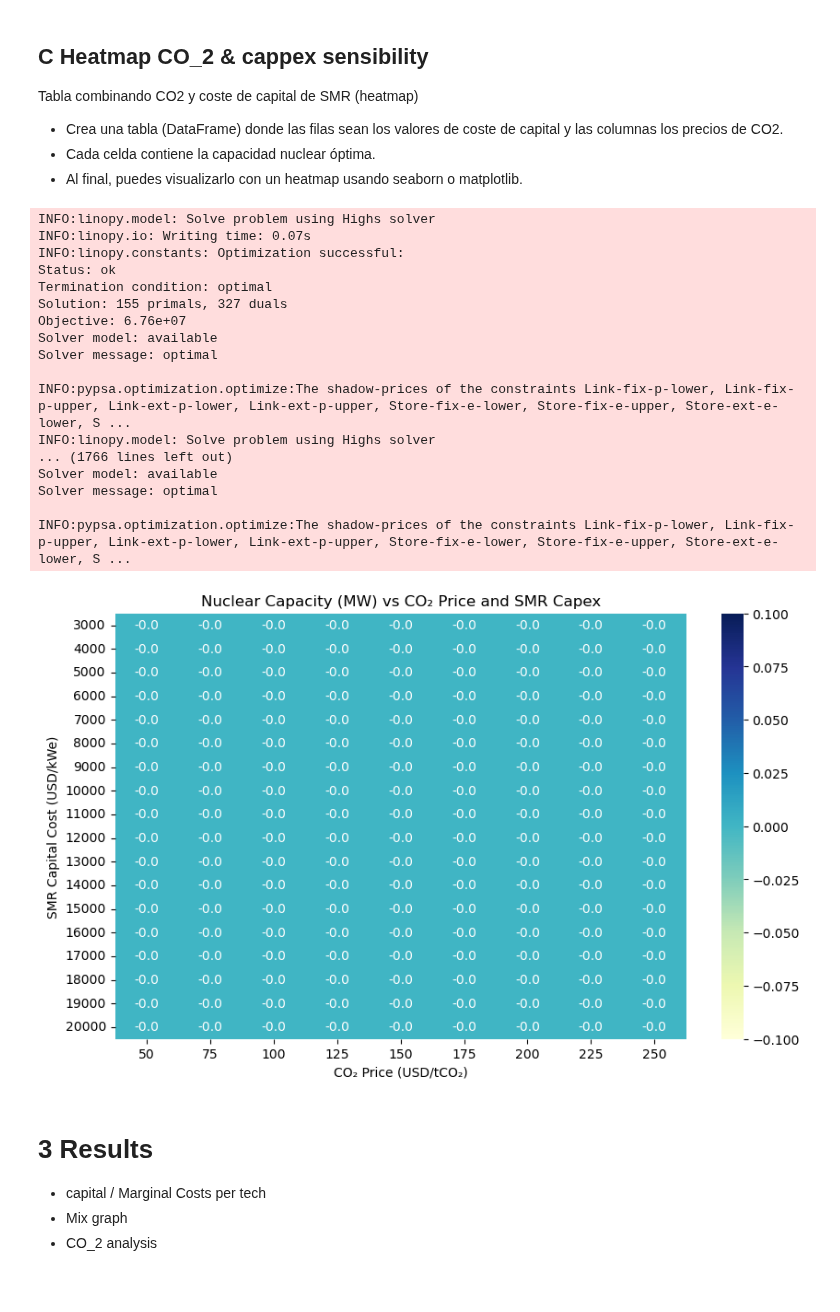
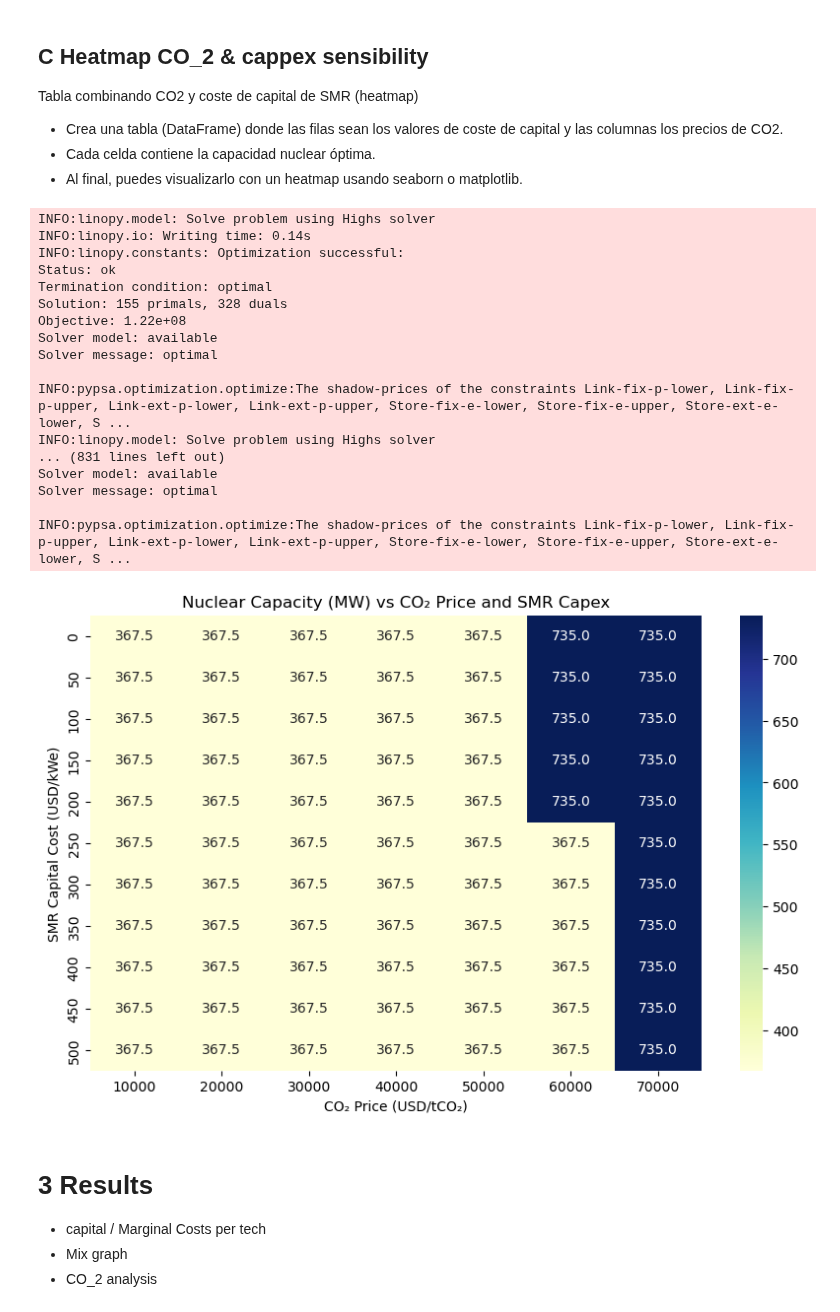
Before and after one commit to C-ansi-eof/SIDNE-Model, a Jupyter notebook: SMR_multilink.ipynb, the cells around one changed output. Cells and saved outputs as stored; diff of their text form; code cells hidden in the pictures.

```diff
--- a/SMR_multilink.ipynb
+++ b/SMR_multilink.ipynb
@@ -590,8 +836,8 @@ Tabla combinando CO2 y coste de capital de SMR (heatmap)
 - Cada celda contiene la capacidad nuclear óptima.
 - Al final, puedes visualizarlo con un heatmap usando seaborn o matplotlib.
 # %%
-co2_prices = np.arange(50, 251, 25)
-capex_range = np.arange(3000, 20001, 1000)
+co2_prices = np.arange(10000, 70001, 10000)
+capex_range = np.arange(0, 501, 50)
 results = pd.DataFrame(index=capex_range, columns=co2_prices)
 
 for capex in capex_range:
@@ -641,15 +887,14 @@ for capex in capex_range:
         network.add("Carrier", "heat")
         network.add("Carrier","electricity") #output
 
-        # limit co2 emissions to a max value
-        # CO2_reduction=0.4 # 80% CO2 emissions reduction for 2035
-        # MaxCO2_possible=cost.loc["Gas_CHP", "carbon_intensity"]*NGas_max # 2.92E+06 fuel avoided in MWh/year (maximum avoided [MECS 2018] considering fuel as 100% natural gas)
-        # limit_CO2=MaxCO2_possible*CO2_reduction # 50% reduction of CO2 emissions in tCO2/year
-        # network.add("GlobalConstraint",
-        #             "co2_limit",           #arbitrary name
-        #             sense="<=",            # attribute of the constraint
-        #             carrier_attribute="co2_emissions",  # Specify what variable is affected
-        #             constant=limit_CO2)                 # limit for the simulation
+        CO2_reduction=0.5 # 80% CO2 emissions reduction for 2035
+        MaxCO2_possible=cost.loc["Gas_CHP", "carbon_intensity"]*NGas_max # 2.92E+06 fuel avoided in MWh/year (maximum avoided [MECS 2018] considering fuel as 100% natural gas)
+        limit_CO2=MaxCO2_possible*CO2_reduction # 50% reduction of CO2 emissions in tCO2/year
+        network.add("GlobalConstraint",
+                    "co2_limit",           #arbitrary name
+                    sense="<=",            # attribute of the constraint
+                    carrier_attribute="co2_emissions",  # Specify what variable is affected
+                    constant=limit_CO2)                 # limit for the simulation
 
         # 1) Main Buses & loads----------------------------------------------------------------
         network.add("Bus", "Industry Electricity", carrier="electricity")
@@ -675,7 +920,7 @@ for capex in capex_range:
             # e_cyclic=True,
             e_nom_extendable=True)
         network.add("Store", "Spain grid", bus="Spain_grid",
-            e_initial=1e15,
+            e_initial=1e10,
             # e_nom=100, # set pre-existing e_nom=0?
             # e_cyclic=True,
             e_nom_extendable=True)
@@ -687,12 +932,12 @@ for capex in capex_range:
             bus1="Heat Dump",
             p_nom=1e10,
             # p_nom_extendable=True,
-            capital_cost=10, # 400 USD/MW·year
-            marginal_cost=5, # 40 USD/MWh
+            capital_cost=1, # 400 USD/MW·year
+            marginal_cost=0.1, # 40 USD/MWh
             efficiency=1)
         network.add("Store", "Heat_Dump_Store", bus="Heat Dump",
             e_initial=0,
-            e_nom=5e100) # set large e_nom
+            e_nom=1e100) # set large e_nom
 
         network.add("Bus", "Electricity Dump", carrier="electricity")
         network.add( "Link", "Electricity_Dump_Link",
@@ -700,12 +945,12 @@ for capex in capex_range:
             bus1="Electricity Dump",
             p_nom=1e10,
             # p_nom_extendable=True,
-            capital_cost=10, # 400 USD/MW·year
-            marginal_cost=5, # 80 USD/MWh
+            capital_cost=1, # 400 USD/MW·year
+            marginal_cost=-5, # 80 USD/MWh
             efficiency=1)
         network.add("Store", "Electricity_Dump_Store", bus="Electricity Dump",
             e_initial=0,
-            e_nom=1e15) # set large e_nom
+            e_nom=1e100) # set large e_nom
         #----------------------------------------------------------------------------------------
         # LINKS----------------------------------------------------------------------------------
         network.add( "Link", "Link_Gas_CHP",
@@ -732,50 +977,52 @@ for capex in capex_range:
             capital_cost=cost.loc["SMR_CHP","annualized_investment"]+cost.loc["SMR_CHP","FOM"]*1000, #annualized USD/MWe
             marginal_cost=(cost.loc["SMR_CHP","VOM"]+cost.loc["SMR_CHP","fuel"]),
             # marginal_cost=cost_LCOE.loc["SMR_CHP","LCOE_Total"], #use LCOE as marginal cost
-            efficiency=0.45,
-            efficiency2=0.35,
+            efficiency=0.37,
+            efficiency2=0.40,
         )
         network.add("Link", "Link_Spain_Grid",
             bus0="Spain_grid",
             bus1="Industry Electricity",
             bus2="Industry Heat",
             # carrier="electricity",
-            p_nom=1000,
-            capital_cost=0, # USD/MW·year (no capital cost for grid)
-            marginal_cost=20, # Spain energy prices for 2023
-            efficiency=1,      # electricity transport
+            p_nom=200,
+            capital_cost=1, # USD/MW·year (no capital cost for grid)
+            marginal_cost=80, # Spain energy prices for 2023
+            efficiency=1,      # no loss consideration in electricity transport
             efficiency2=0, # no heat generation
             )
         network.optimize()
         #----------------------------------------------------------------------------------------
         results.at[capex, price] = network.links.at["Link_SMR_CHP", "p_nom_opt"]
-#----------------------------------------------------------------------------------------
+        # shadow_price = network.global_constraints.at["co2_limit", "mu"]
+        # print(f"Shadow Price of Carbon: {shadow_price} USD/tCO2")
+        #----------------------------------------------------------------------------------------
 # Visualización heatmap
 plt.figure(figsize=(10,6))
 sns.heatmap(results.astype(float), annot=True, fmt=".1f", cmap="YlGnBu")
 plt.xlabel("CO₂ Price (USD/tCO₂)")
 plt.ylabel("SMR Capital Cost (USD/kWe)")
 plt.title("Nuclear Capacity (MW) vs CO₂ Price and SMR Capex")
 plt.show()
 # %% [output]
 INFO:linopy.model: Solve problem using Highs solver
-INFO:linopy.io: Writing time: 0.07s
+INFO:linopy.io: Writing time: 0.14s
 INFO:linopy.constants: Optimization successful:
 Status: ok
 Termination condition: optimal
-Solution: 155 primals, 327 duals
-Objective: 6.76e+07
+Solution: 155 primals, 328 duals
+Objective: 1.22e+08
 Solver model: available
 Solver message: optimal
 
 INFO:pypsa.optimization.optimize:The shadow-prices of the constraints Link-fix-p-lower, Link-fix-p-upper, Link-ext-p-lower, Link-ext-p-upper, Store-fix-e-lower, Store-fix-e-upper, Store-ext-e-lower, S ...
 INFO:linopy.model: Solve problem using Highs solver
-... (1766 lines left out)
+... (831 lines left out)
 Solver model: available
 Solver message: optimal
 
 INFO:pypsa.optimization.optimize:The shadow-prices of the constraints Link-fix-p-lower, Link-fix-p-upper, Link-ext-p-lower, Link-ext-p-upper, Store-fix-e-lower, Store-fix-e-upper, Store-ext-e-lower, S ...
-[figure, old version]
+[figure, new version]
 # %% [markdown]
 # 3 Results
 - capital / Marginal Costs per tech
```
Also changed, not shown: parts of 10 cells of this notebook.
